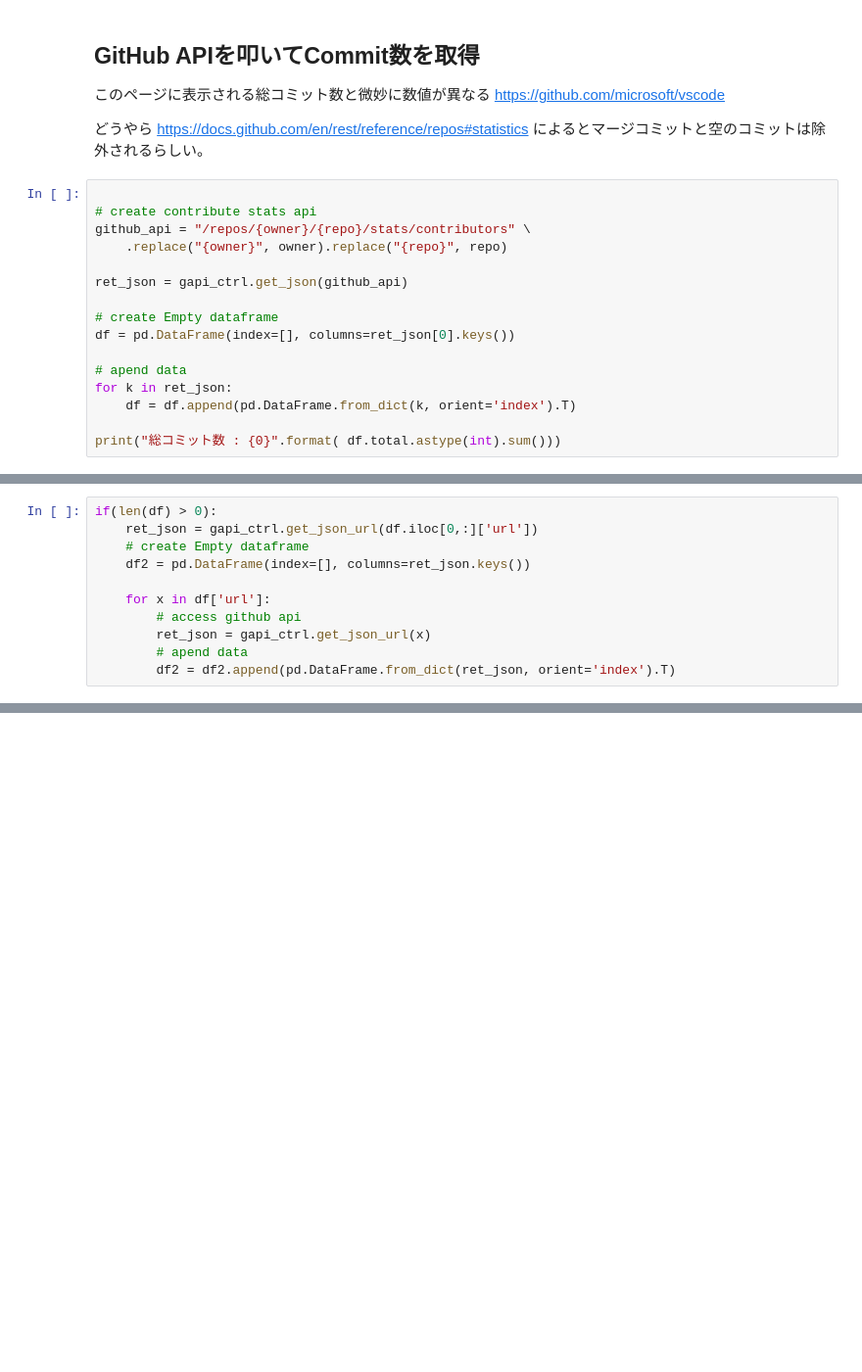
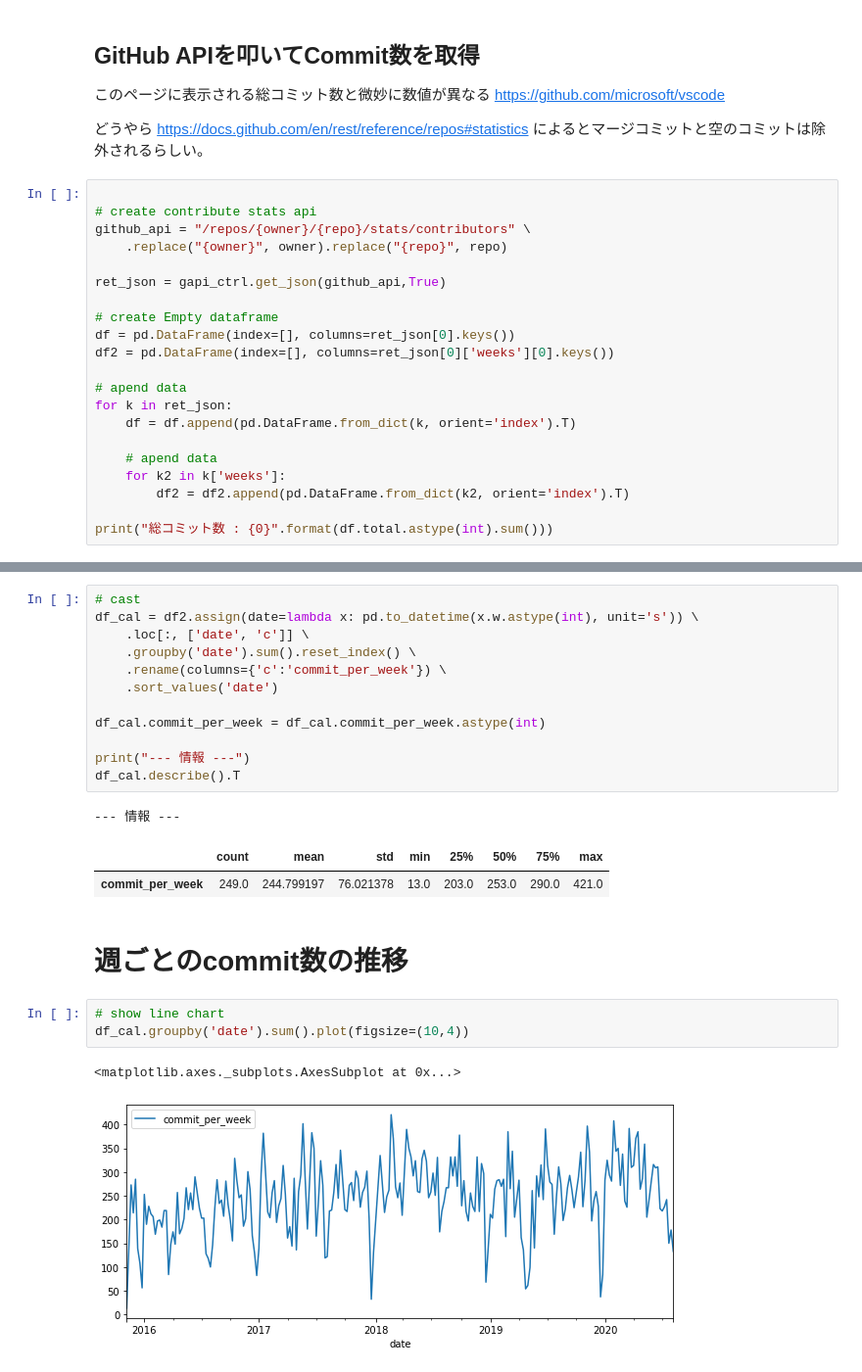
Before and after one commit to zeikomi552/githubapi-python-sample, a Jupyter notebook: src/githubapi-04.ipynb, the cells around one changed output, grey strips where cells are left out. Shown at 98% size. Cells and saved outputs as stored; diff of their text form; blank space fills up the shorter version.

```diff
--- a/src/githubapi-04.ipynb
+++ b/src/githubapi-04.ipynb
@@ -58,15 +63,20 @@ https://docs.github.com/en/rest/reference/repos#statistics
 github_api = "/repos/{owner}/{repo}/stats/contributors" \
     .replace("{owner}", owner).replace("{repo}", repo)
 
-ret_json = gapi_ctrl.get_json(github_api)
+ret_json = gapi_ctrl.get_json(github_api,True)
 
 # create Empty dataframe
 df = pd.DataFrame(index=[], columns=ret_json[0].keys())
+df2 = pd.DataFrame(index=[], columns=ret_json[0]['weeks'][0].keys())
 
 # apend data
 for k in ret_json:
     df = df.append(pd.DataFrame.from_dict(k, orient='index').T)
 
-print("総コミット数 : {0}".format( df.total.astype(int).sum()))
+    # apend data
+    for k2 in k['weeks']:
+        df2 = df2.append(pd.DataFrame.from_dict(k2, orient='index').T)
+
+print("総コミット数 : {0}".format(df.total.astype(int).sum()))
 # %% [output]
 GET https://api.github.com/repos/microsoft/vscode/stats/contributors
@@ -101,11 +83,0 @@ memory usage: 62.7+ KB
-# %%
-if(len(df) > 0):
-    ret_json = gapi_ctrl.get_json_url(df.iloc[0,:]['url'])
-    # create Empty dataframe
-    df2 = pd.DataFrame(index=[], columns=ret_json.keys())
-
-    for x in df['url']:
-        # access github api
-        ret_json = gapi_ctrl.get_json_url(x)
-        # apend data
-        df2 = df2.append(pd.DataFrame.from_dict(ret_json, orient='index').T)
@@ -160,0 +86,24 @@ plt.hist(np.log2(df.contributions), bins=30)
+# %%
+# cast
+df_cal = df2.assign(date=lambda x: pd.to_datetime(x.w.astype(int), unit='s')) \
+    .loc[:, ['date', 'c']] \
+    .groupby('date').sum().reset_index() \
+    .rename(columns={'c':'commit_per_week'}) \
+    .sort_values('date')
+
+df_cal.commit_per_week = df_cal.commit_per_week.astype(int)
+
+print("--- 情報 ---")
+df_cal.describe().T
+# %% [output]
+--- 情報 ---
+|  | count | mean | std | min | 25% | 50% | 75% | max |
+| commit_per_week | 249.0 | 244.799197 | 76.021378 | 13.0 | 203.0 | 253.0 | 290.0 | 421.0 |
+# %% [markdown]
+# 週ごとのcommit数の推移
+# %%
+# show line chart
+df_cal.groupby('date').sum().plot(figsize=(10,4))
+# %% [output]
+<matplotlib.axes._subplots.AxesSubplot at 0x...>
+[figure, added]
```
Also changed, not shown: parts of 18 cells of this notebook.
